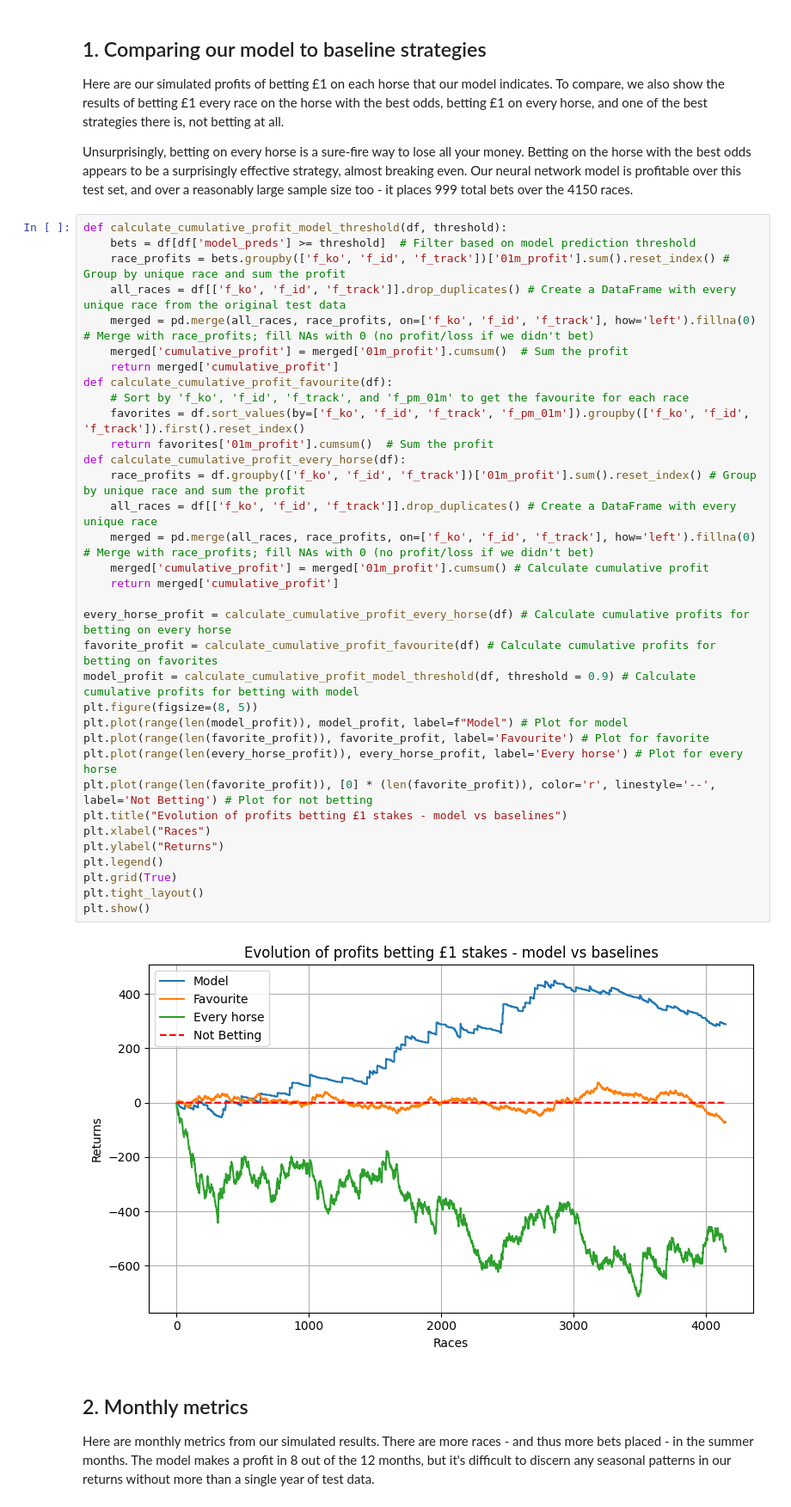
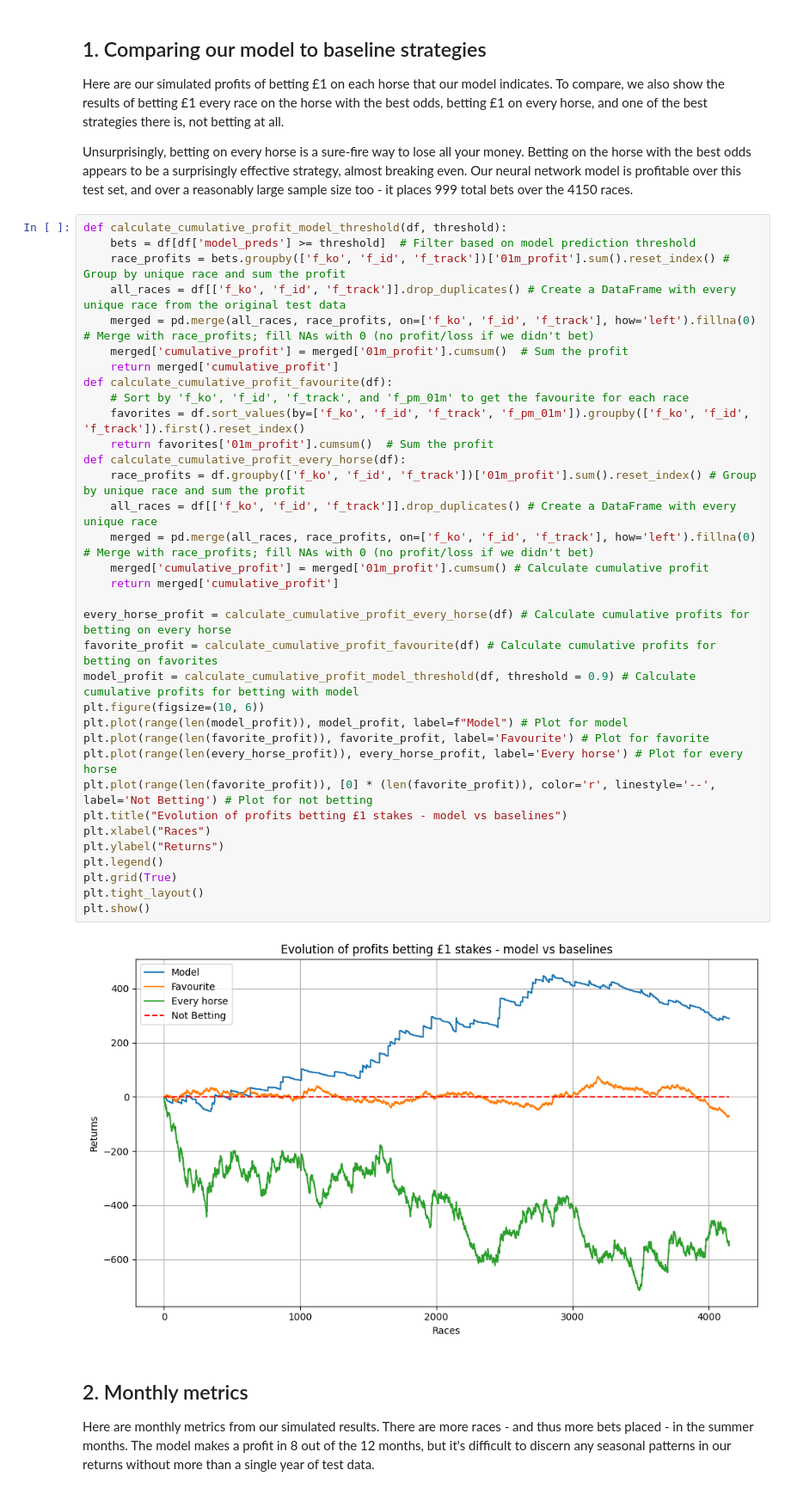
Before and after one commit to lucasglanville/and_theyre_off_backend, a Jupyter notebook: notebooks/lucasglanville/lucasglanville_NN_final_analysis.ipynb, the cells around one changed output. Shown at 86% size. Saved outputs shown, nothing was run; the diff lists cells and outputs as text.

```diff
--- a/notebooks/lucasglanville/lucasglanville_NN_final_analysis.ipynb
+++ b/notebooks/lucasglanville/lucasglanville_NN_final_analysis.ipynb
@@ -185,35 +185,35 @@ def calculate_cumulative_profit_model_threshold(df, threshold):
     all_races = df[['f_ko', 'f_id', 'f_track']].drop_duplicates() # Create a DataFrame with every unique race from the original test data
     merged = pd.merge(all_races, race_profits, on=['f_ko', 'f_id', 'f_track'], how='left').fillna(0) # Merge with race_profits; fill NAs with 0 (no profit/loss if we didn't bet)
     merged['cumulative_profit'] = merged['01m_profit'].cumsum()  # Sum the profit
     return merged['cumulative_profit']
 def calculate_cumulative_profit_favourite(df):
     # Sort by 'f_ko', 'f_id', 'f_track', and 'f_pm_01m' to get the favourite for each race
     favorites = df.sort_values(by=['f_ko', 'f_id', 'f_track', 'f_pm_01m']).groupby(['f_ko', 'f_id', 'f_track']).first().reset_index()
     return favorites['01m_profit'].cumsum()  # Sum the profit
 def calculate_cumulative_profit_every_horse(df):
     race_profits = df.groupby(['f_ko', 'f_id', 'f_track'])['01m_profit'].sum().reset_index() # Group by unique race and sum the profit
     all_races = df[['f_ko', 'f_id', 'f_track']].drop_duplicates() # Create a DataFrame with every unique race
     merged = pd.merge(all_races, race_profits, on=['f_ko', 'f_id', 'f_track'], how='left').fillna(0) # Merge with race_profits; fill NAs with 0 (no profit/loss if we didn't bet)
     merged['cumulative_profit'] = merged['01m_profit'].cumsum() # Calculate cumulative profit
     return merged['cumulative_profit']
 
 every_horse_profit = calculate_cumulative_profit_every_horse(df) # Calculate cumulative profits for betting on every horse
 favorite_profit = calculate_cumulative_profit_favourite(df) # Calculate cumulative profits for betting on favorites
 model_profit = calculate_cumulative_profit_model_threshold(df, threshold = 0.9) # Calculate cumulative profits for betting with model
-plt.figure(figsize=(8, 5))
+plt.figure(figsize=(10, 6))
 plt.plot(range(len(model_profit)), model_profit, label=f"Model") # Plot for model
 plt.plot(range(len(favorite_profit)), favorite_profit, label='Favourite') # Plot for favorite
 plt.plot(range(len(every_horse_profit)), every_horse_profit, label='Every horse') # Plot for every horse
 plt.plot(range(len(favorite_profit)), [0] * (len(favorite_profit)), color='r', linestyle='--', label='Not Betting') # Plot for not betting
 plt.title("Evolution of profits betting £1 stakes - model vs baselines")
 plt.xlabel("Races")
 plt.ylabel("Returns")
 plt.legend()
 plt.grid(True)
 plt.tight_layout()
 plt.show()
 # %% [output]
-[figure, old version]
+[figure, new version]
 # %% [markdown]
 ## 2. Monthly metrics
 
```
Also changed, not shown: parts of 2 cells of this notebook.
